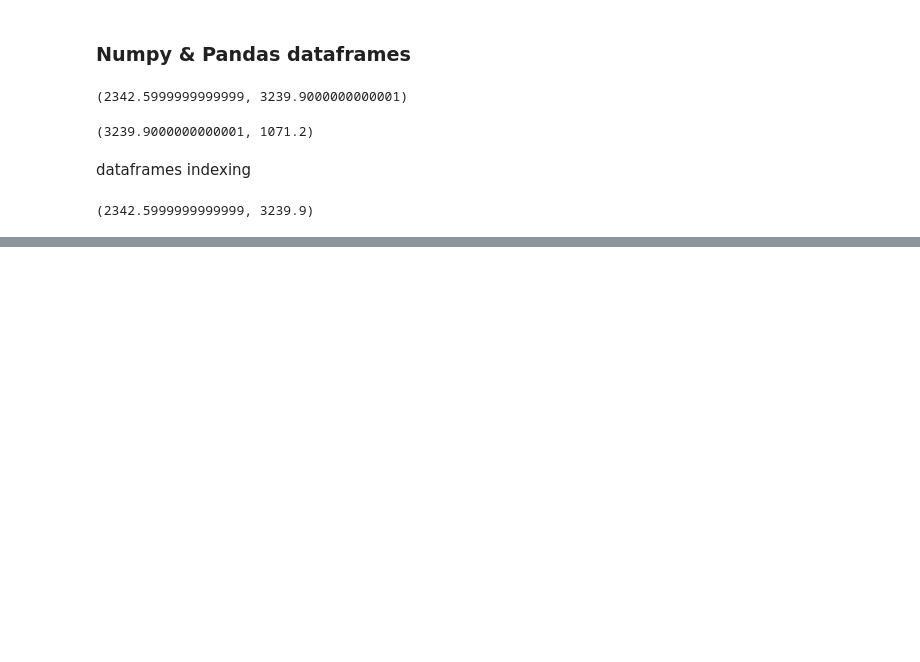
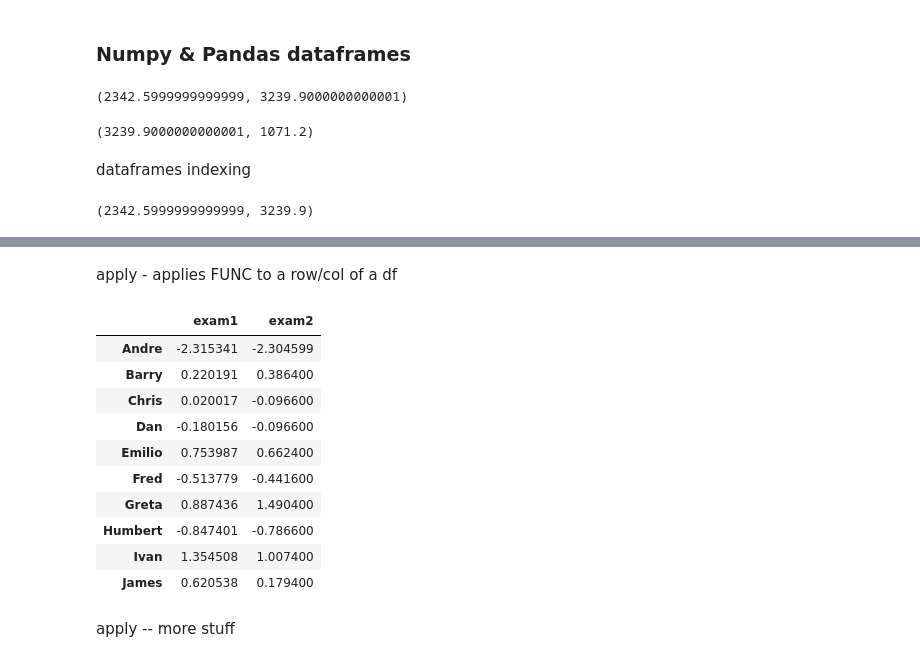
Before and after one commit to aryabchi/pynb, a Jupyter notebook: IntroDA.ipynb, the cells around one changed output, grey strips where cells are left out. Drawn from its saved outputs; the diff is of its cells as text; code cells hidden in the pictures; blank space fills up the shorter version.

```diff
--- a/IntroDA.ipynb
+++ b/IntroDA.ipynb
@@ -806,0 +972,63 @@ mean_riders_for_max_station(ridership_df)
+# %% [markdown]
+apply - applies FUNC to a row/col of a df
+# %%
+import pandas as pd
+
+grades_df = pd.DataFrame(
+    data={'exam1': [43, 81, 78, 75, 89, 70, 91, 65, 98, 87],
+          'exam2': [24, 63, 56, 56, 67, 51, 79, 46, 72, 60]},
+    index=['Andre', 'Barry', 'Chris', 'Dan', 'Emilio',
+           'Fred', 'Greta', 'Humbert', 'Ivan', 'James']
+)
+
+# Change False to True for this block of code to see what it does
+
+# DataFrame apply()
+if False:
+    def convert_grades_curve(exam_grades):
+        # Pandas has a bult-in function that will perform this calculation
+        # This will give the bottom 0% to 10% of students the grade 'F',
+        # 10% to 20% the grade 'D', and so on. You can read more about
+        # the qcut() function here:
+        # http://pandas.pydata.org/pandas-docs/stable/generated/pandas.qcut.html
+        return pd.qcut(exam_grades,
+                       [0, 0.1, 0.2, 0.5, 0.8, 1],
+                       labels=['F', 'D', 'C', 'B', 'A'])
+
+    # qcut() operates on a list, array, or Series. This is the
+    # result of running the function on a single column of the
+    # DataFrame.
+    print convert_grades_curve(grades_df['exam1'])
+
+    # qcut() does not work on DataFrames, but we can use apply()
+    # to call the function on each column separately
+    print grades_df.apply(convert_grades_curve)
+
+def standardize(df):
+    '''
+    Fill in this function to standardize each column of the given
+    DataFrame. To standardize a variable, convert each value to the
+    number of standard deviations it is above or below the mean.
+    '''
+
+    return df.apply(myscale)
+
+def myscale(df_col):
+    return (df_col - df_col.mean())/df_col.std(ddof=0)
+
+# test
+standardize(grades_df)
+# %% [output]
+|  | exam1 | exam2 |
+| Andre | -2.315341 | -2.304599 |
+| Barry | 0.220191 | 0.386400 |
+| Chris | 0.020017 | -0.096600 |
+| Dan | -0.180156 | -0.096600 |
+| Emilio | 0.753987 | 0.662400 |
+| Fred | -0.513779 | -0.441600 |
+| Greta | 0.887436 | 1.490400 |
+| Humbert | -0.847401 | -0.786600 |
+| Ivan | 1.354508 | 1.007400 |
+| James | 0.620538 | 0.179400 |
+# %% [markdown]
+apply -- more stuff
```
Also changed, not shown: parts of 14 cells of this notebook.
